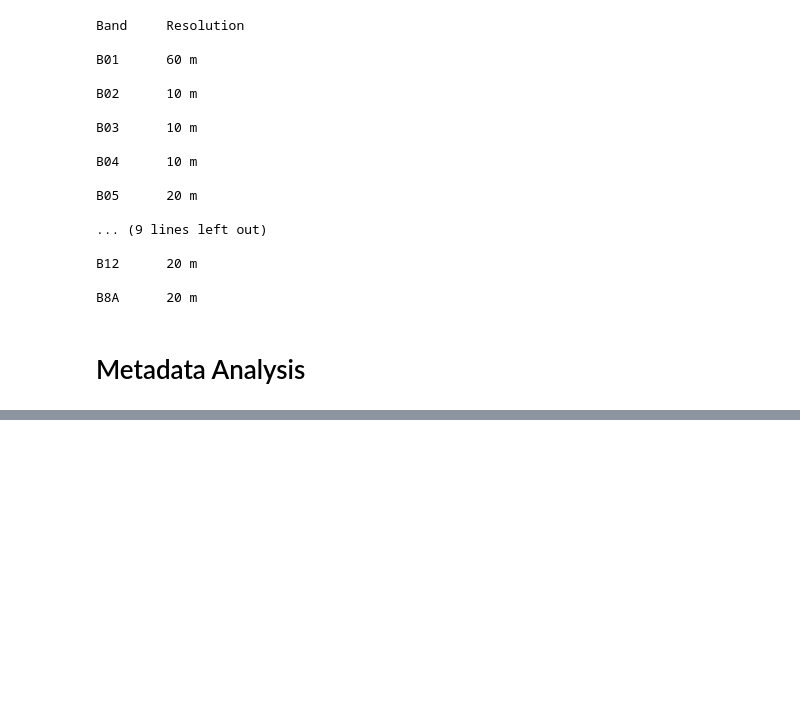
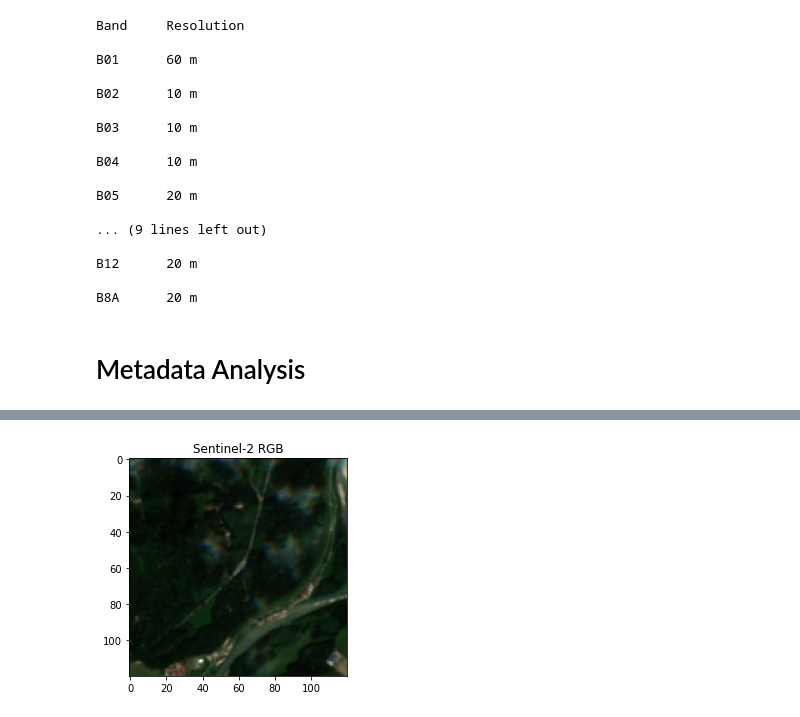
Before and after one commit to emirhansarioglu/Cross-Modal-Learning, a Jupyter notebook: SentinelDataPreparer.ipynb, the cells around one changed output, grey strips where cells are left out. Saved outputs shown, nothing was run; the diff lists cells and outputs as text; code cells hidden in the pictures; blank space fills up the shorter version.

```diff
--- a/SentinelDataPreparer.ipynb
+++ b/SentinelDataPreparer.ipynb
@@ -271,0 +330,6 @@ for s2_tile in s2_tiles[:5]:
+# %%
+plt.imshow(normalize_to_rgb(s2_rgb))
+plt.title("Sentinel-2 RGB")
+plt.show()
+# %% [output]
+[figure, added]
```
Also changed, not shown: parts of 27 cells of this notebook.
